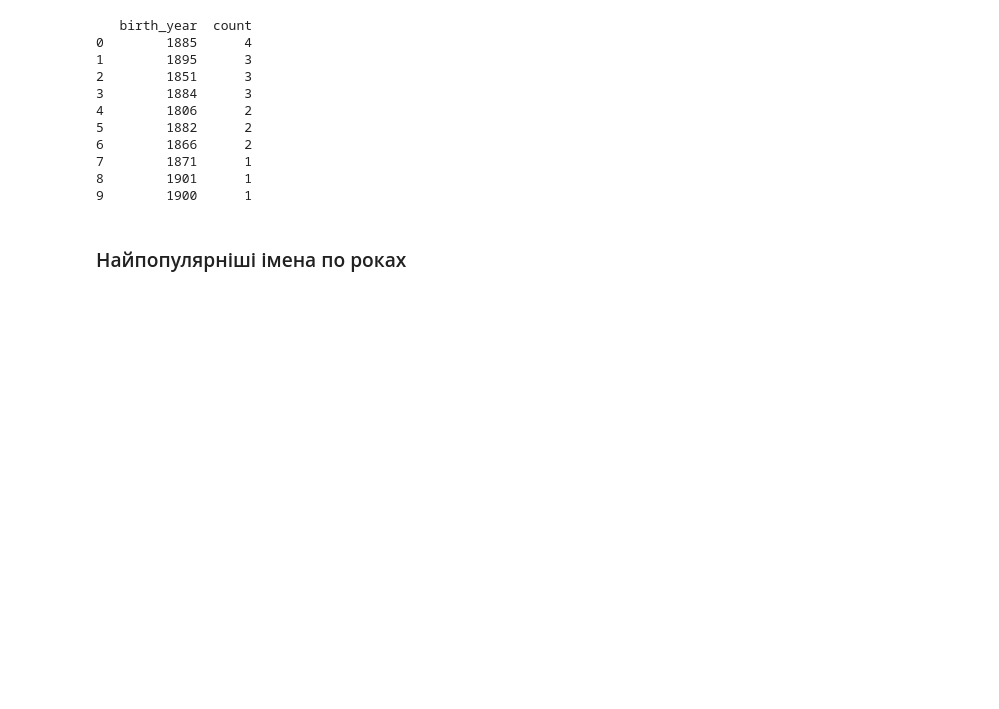
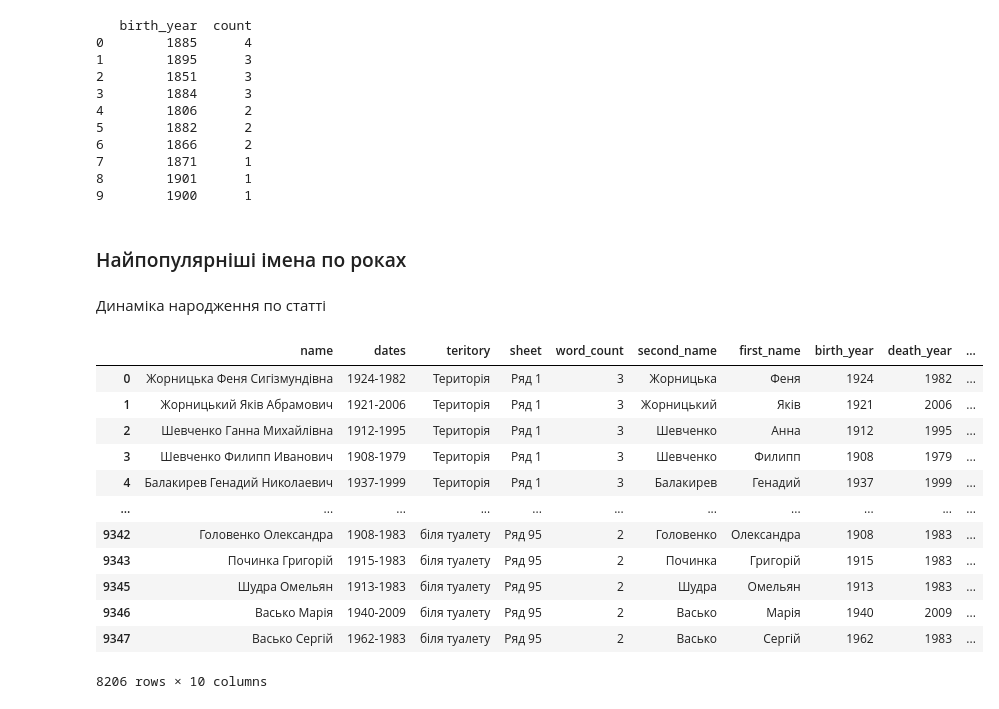
Before and after one commit to kucheriavii/ladomyr_cemetery, a Jupyter notebook: cemetry_stat.ipynb, the cells around one changed output. Cells and saved outputs as stored; diff of their text form; code cells hidden in the pictures; blank space fills up the shorter version.

```diff
--- a/cemetry_stat.ipynb
+++ b/cemetry_stat.ipynb
@@ -39,6 +25,9 @@ df_names = df[df['word_count']>1] #для статистики імен
 # df_names = df #для статистики імен
 # %%
-# Проставити імя та призвіще
+# Додати колонки з first_name та second_name
+
+df_names = df_names.copy()
+
 norm = (
     df_names["name"]
       .fillna("")
@@ -51,7 +40,6 @@ df_names["first_name"] = norm.str.extract(rf"^(?:{word_pattern})\s+({word_patter
 df_names["first_name"] = df_names["first_name"].apply(
     lambda x: x[0].upper() + x[1:] if isinstance(x, str) and x else x
 )
-
 
 df_names.loc[df_names["first_name"] == "Мария", "first_name"] = "Марія"
 df_names.loc[df_names["first_name"] == "Maria", "first_name"] = "Марія"
@@ -91,7 +79,6 @@ df_names.loc[df_names["first_name"] == "Христинп", "first_name"] = "Хр
 df_names.loc[df_names["first_name"] == "Христя", "first_name"] = "Христина"
 df_names.loc[df_names["first_name"] == "Хистина", "first_name"] = "Христина"
 
-
 df_names.loc[df_names["first_name"] == "Натаоія", "first_name"] = "Наталія"
 df_names.loc[df_names["first_name"] == "Наталья", "first_name"] = "Наталія"
 df_names.loc[df_names["first_name"] == "Наталя", "first_name"] = "Наталія"
@@ -389 +353,24 @@ result = result[result["birth_year"]>1800]
 result.to_excel("top_names.xlsx")
+# %% [markdown]
+Динаміка народження по статті
+# %%
+df_sex = df_names.copy()
+df_sex.head()
+df_sex["birth_year"] = pd.to_numeric(df_sex["birth_year"], errors="coerce")
+df_sex["sex"] = df_sex["sex"].str.upper().str.strip()
+
+df_sex
+# %% [output]
+|  | name | dates | teritory | sheet | word_count | second_name | first_name | birth_year | death_year | ... |
+| 0 | Жорницька Феня Сигізмундівна | 1924-1982 | Територія | Ряд 1 | 3 | Жорницька | Феня | 1924 | 1982 | ... |
+| 1 | Жорницький Яків Абрамович | 1921-2006 | Територія | Ряд 1 | 3 | Жорницький | Яків | 1921 | 2006 | ... |
+| 2 | Шевченко Ганна Михайлівна | 1912-1995 | Територія | Ряд 1 | 3 | Шевченко | Анна | 1912 | 1995 | ... |
+| 3 | Шевченко Филипп Иванович | 1908-1979 | Територія | Ряд 1 | 3 | Шевченко | Филипп | 1908 | 1979 | ... |
+| 4 | Балакирев Генадий Николаевич | 1937-1999 | Територія | Ряд 1 | 3 | Балакирев | Генадий | 1937 | 1999 | ... |
+| ... | ... | ... | ... | ... | ... | ... | ... | ... | ... | ... |
+| 9342 | Головенко Олександра | 1908-1983 | біля туалету | Ряд 95 | 2 | Головенко | Олександра | 1908 | 1983 | ... |
+| 9343 | Починка Григорій | 1915-1983 | біля туалету | Ряд 95 | 2 | Починка | Григорій | 1915 | 1983 | ... |
+| 9345 | Шудра Омельян | 1913-1983 | біля туалету | Ряд 95 | 2 | Шудра | Омельян | 1913 | 1983 | ... |
+| 9346 | Васько Марія | 1940-2009 | біля туалету | Ряд 95 | 2 | Васько | Марія | 1940 | 2009 | ... |
+| 9347 | Васько Сергій | 1962-1983 | біля туалету | Ряд 95 | 2 | Васько | Сергій | 1962 | 1983 | ... |
+8206 rows × 10 columns
```
Also changed, not shown: parts of 12 cells of this notebook, 3 other files.
